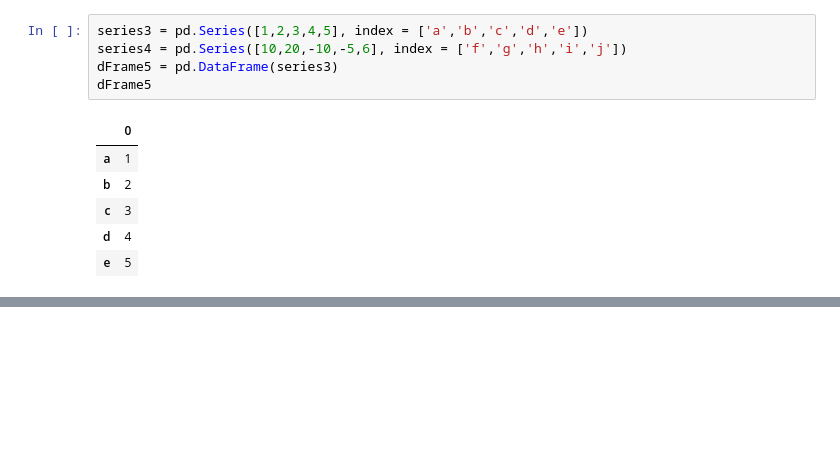
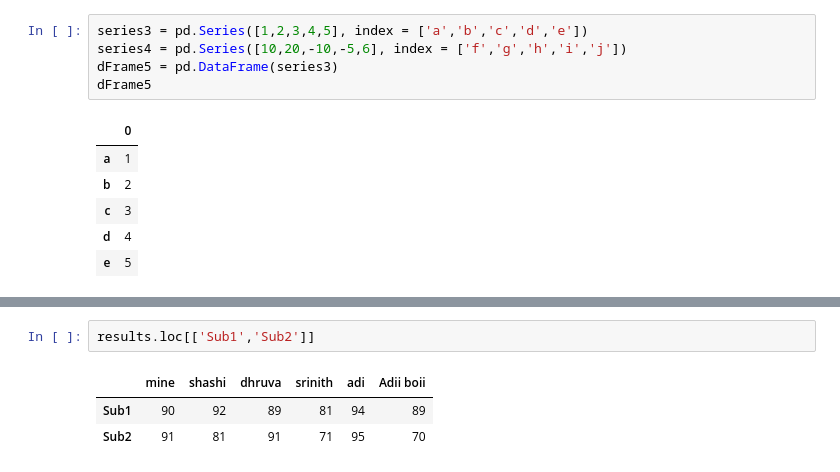
Before and after one commit to lakshman-reddy-sudo/Phoenixxx-Tv, a Jupyter notebook: eda2.ipynb, the cells around one changed output, grey strips where cells are left out. Drawn from its saved outputs; the diff is of its cells as text; blank space fills up the shorter version.

```diff
--- a/eda2.ipynb
+++ b/eda2.ipynb
@@ -406,0 +440,6 @@ results
+# %%
+results.loc[['Sub1','Sub2']]
+# %% [output]
+|  | mine | shashi | dhruva | srinith | adi | Adii boii |
+| Sub1 | 90 | 92 | 89 | 81 | 94 | 89 |
+| Sub2 | 91 | 81 | 91 | 71 | 95 | 70 |
```
Also changed, not shown: parts of 9 cells of this notebook.
